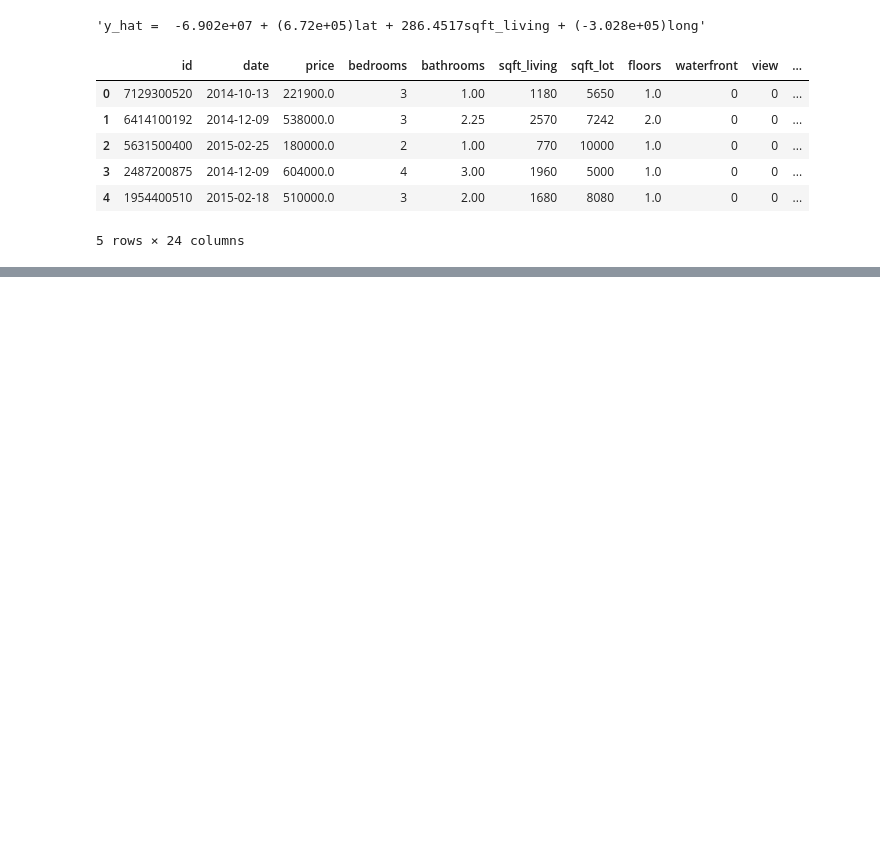
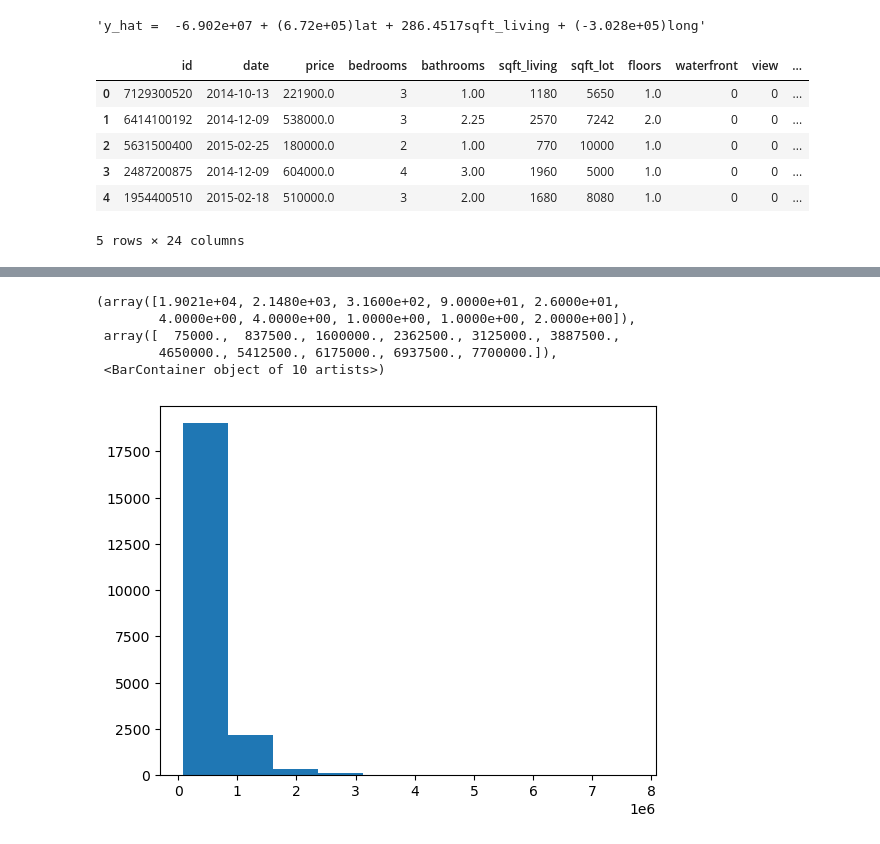
Before and after one commit to vicky887766/schulich-6666, a Jupyter notebook: Assignment 3.ipynb, the cells around one changed output, grey strips where cells are left out. Drawn from its saved outputs; the diff is of its cells as text; code cells hidden in the pictures; blank space fills up the shorter version.

```diff
--- a/Assignment 3.ipynb
+++ b/Assignment 3.ipynb
@@ -434,0 +540,9 @@ df.head()
+# %%
+plt.hist(df['price'])
+# %% [output]
+(array([1.9021e+04, 2.1480e+03, 3.1600e+02, 9.0000e+01, 2.6000e+01,
+        4.0000e+00, 4.0000e+00, 1.0000e+00, 1.0000e+00, 2.0000e+00]),
+ array([  75000.,  837500., 1600000., 2362500., 3125000., 3887500.,
+        4650000., 5412500., 6175000., 6937500., 7700000.]),
+ <BarContainer object of 10 artists>)
+[figure, added]
```
Also changed, not shown: parts of 48 cells of this notebook.
